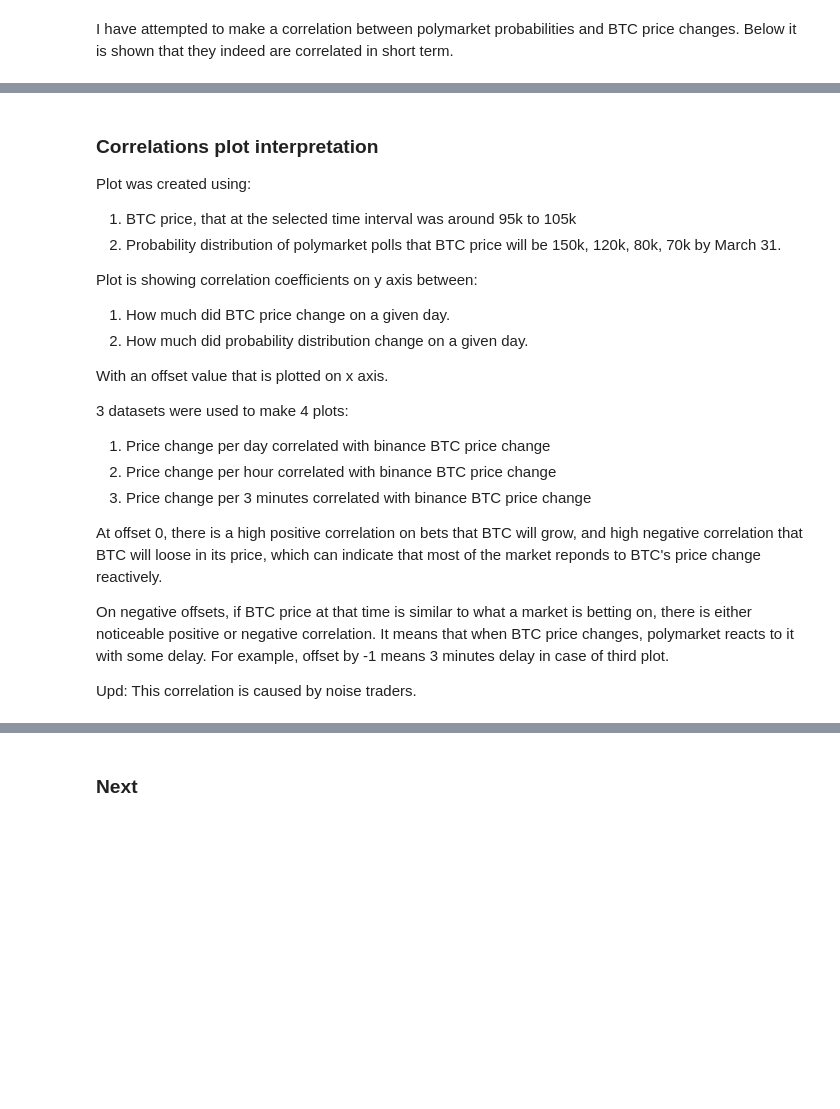
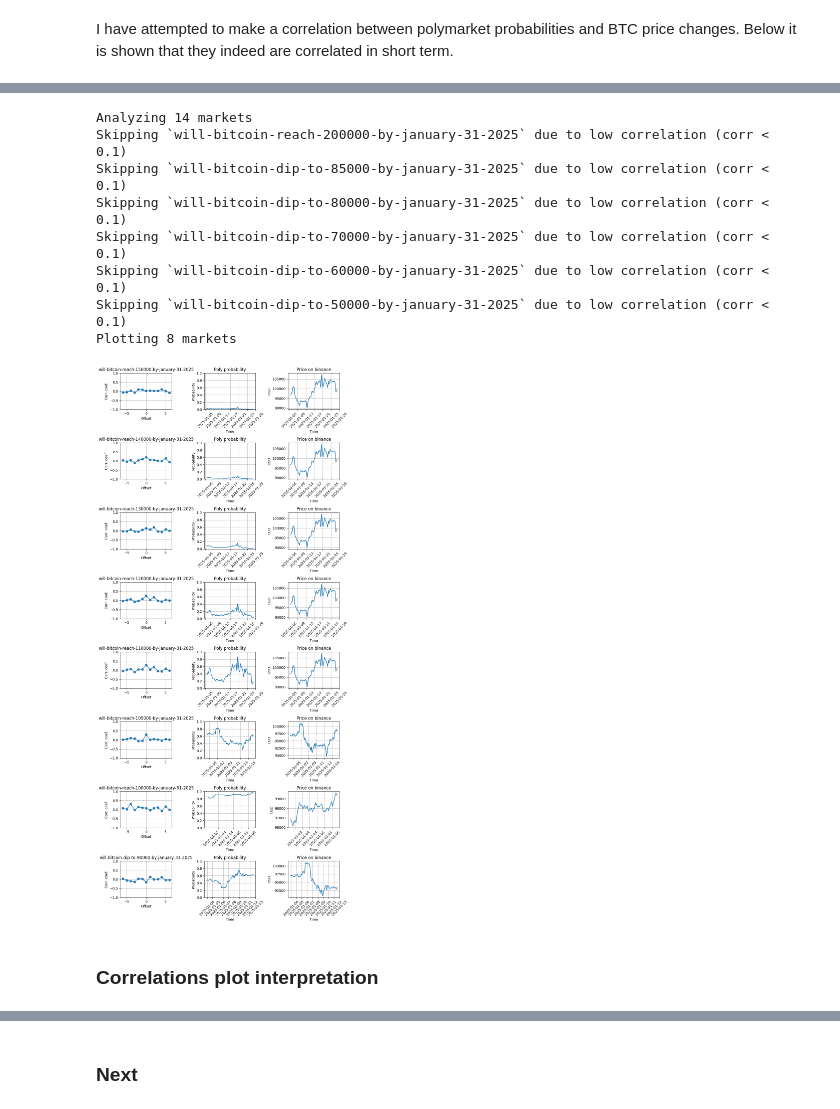
Before and after one commit to DiceNameIsMy/algotrading, a Jupyter notebook: src/main.ipynb, the cells around one changed output, grey strips where cells are left out. Cells and saved outputs as stored; diff of their text form; code cells hidden in the pictures; blank space fills up the shorter version.

```diff
--- a/src/main.ipynb
+++ b/src/main.ipynb
@@ -135,23 +188,27 @@ analysis.plot_delta_correlation(tmp, fidelity, 10)
-# %% [markdown]
-### Correlations plot interpretation
-
-Plot was created using:
-1. BTC price, that at the selected time interval was around 95k to 105k
-2. Probability distribution of polymarket polls that BTC price will be 150k, 120k, 80k, 70k by March 31.
-
-Plot is showing correlation coefficients on y axis between:
-1. How much did BTC price change on a given day.
-2. How much did probability distribution change on a given day.
-
-With an offset value that is plotted on x axis.
-
-3 datasets were used to make 4 plots:
-1. Price change per day correlated with binance BTC price change
-2. Price change per hour correlated with binance BTC price change
-3. Price change per 3 minutes correlated with binance BTC price change
-
-At offset 0, there is a high positive correlation on bets that BTC will grow, and high negative correlation that BTC will loose in its price, which can indicate that most of the market reponds to BTC's price change reactively.
-
-On negative offsets, if BTC price at that time is similar to what a market is betting on, there is either noticeable positive or negative correlation. It means that when BTC price changes, polymarket reacts to it with some delay. For example, offset by -1 means 3 minutes delay in case of third plot.
-
-Upd: This correlation is caused by noise traders.
+# %%
+# Load data with 3 minutes interval between samples
+fidelity = 3
+corr_offset_amplitude = 6
+raw_markets = poly_api.load_markets_data(market_ids, ts_options)
+processed_markets = poly_datasets.process_pm_df(raw_markets)
+
+
+analyze_poly_markets(
+    processed_markets,
+    fidelity,
+    corr_offset_amplitude,
+    strip_percent=10,
+    max_corr_threshold=0.1,
+)
+# %% [output]
+Analyzing 14 markets
+Skipping `will-bitcoin-reach-200000-by-january-31-2025` due to low correlation (corr < 0.1)
+Skipping `will-bitcoin-dip-to-85000-by-january-31-2025` due to low correlation (corr < 0.1)
+Skipping `will-bitcoin-dip-to-80000-by-january-31-2025` due to low correlation (corr < 0.1)
+Skipping `will-bitcoin-dip-to-70000-by-january-31-2025` due to low correlation (corr < 0.1)
+Skipping `will-bitcoin-dip-to-60000-by-january-31-2025` due to low correlation (corr < 0.1)
+Skipping `will-bitcoin-dip-to-50000-by-january-31-2025` due to low correlation (corr < 0.1)
+Plotting 8 markets
+[figure, added]
+# %% [markdown]
+### Correlations plot interpretation
```
Also changed, not shown: parts of 10 cells of this notebook, 3 other files.
